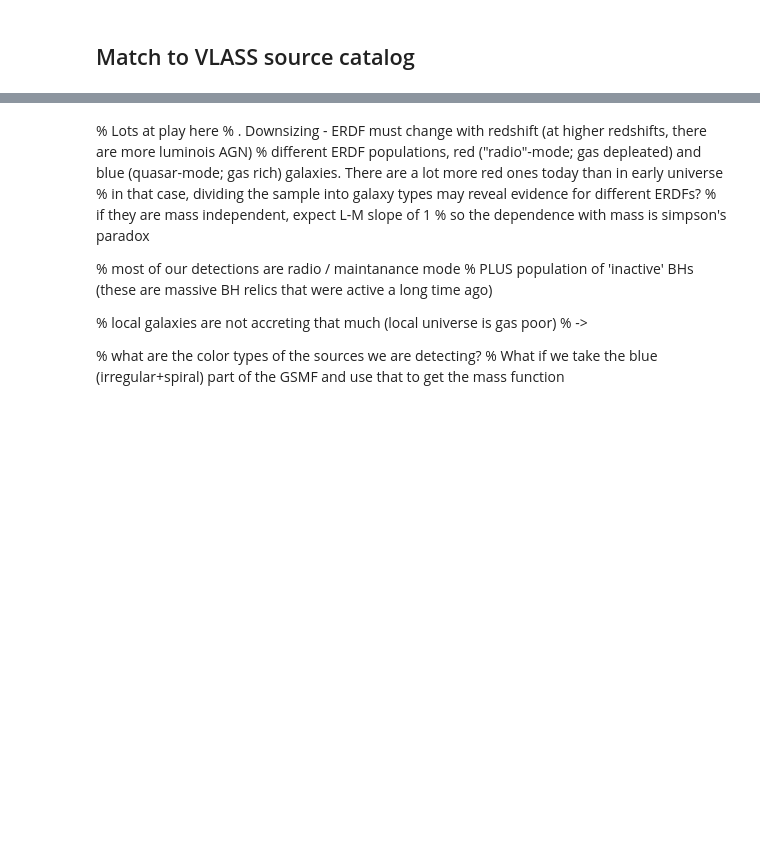
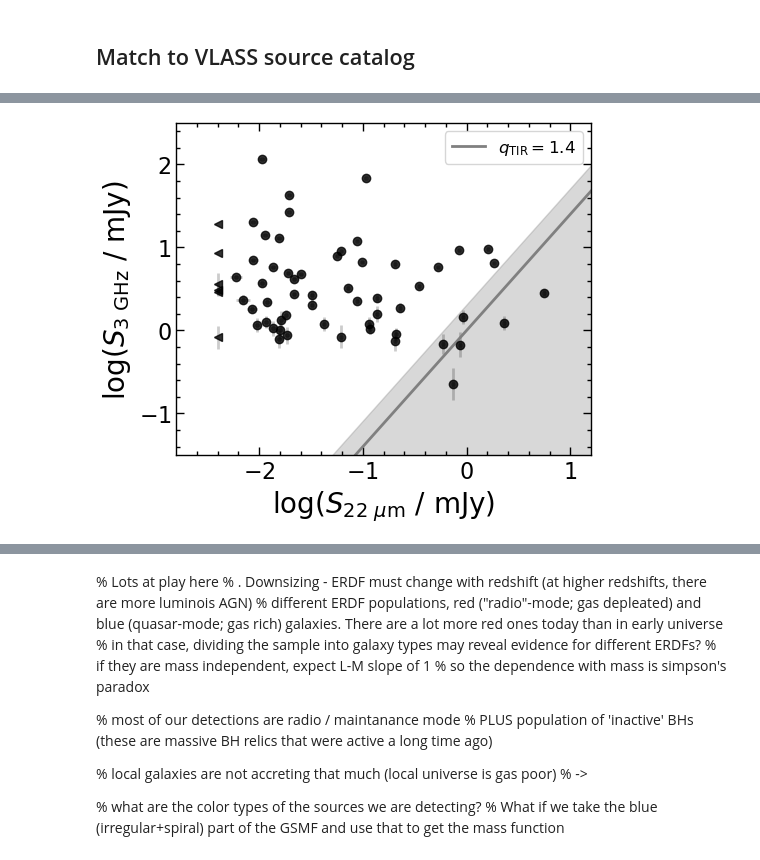
Before and after one commit to burke86/imbh_demographics, a Jupyter notebook: vla.ipynb, the cells around one changed output, grey strips where cells are left out. Cells and saved outputs as stored; diff of their text form; code cells hidden in the pictures; blank space fills up the shorter version.

```diff
--- a/vla.ipynb
+++ b/vla.ipynb
@@ -314,0 +314,99 @@ plt.hist(result_table[0]['DCMaj'][mask_point][idx_result], bins=100);
+# %%
+fig, ax = plt.subplots(1, 1, figsize=(5.2, 4.3))
+
+F2L = 4*np.pi*(data_50Mpc['bestdist']*u.Mpc)**2
+y = np.log10((data_50Mpc['Ftot']*u.mJy * F2L).to(u.erg/u.s, equivalencies=u.spectral_density(3*u.GHz)).value) # 15 % correction
+yerr = 0.434 * np.log10((data_50Mpc['e_Ftot']*u.mJy * F2L).to(u.erg/u.s, equivalencies=u.spectral_density(3*u.GHz)).value) / y
+yerr[~np.isfinite(yerr)] = -1
+
+x = data_50Mpc['logmass']
+xerr = np.sqrt((data_50Mpc['logmass_error'])**2 + 0.3**2)
+
+# Exlude |b| < 30 deg
+mask_b = np.abs(cat_50Mpc.transform_to('galactic').b) > 10*u.deg
+
+# Exlude Virgo and Fornax
+mask_virgo = cat_50Mpc.separation(SkyCoord.from_name('Virgo Cluster')) > 12*u.deg
+mask_fornax = cat_50Mpc.separation(SkyCoord.from_name('Fornax Cluster')) > 1*u.deg
+
+# Visibility
+mask_vis = cat_50Mpc.dec > -40*u.deg
+
+# Mask
+mask_valid = mask_b & mask_virgo & mask_fornax & np.isfinite(x) & np.isfinite(y) & (data_50Mpc['z_gama'] < 0.012) & (data_50Mpc['z_dr16'] < 0.012) & mask_vis
+
+data_50Mpc['_log_lr']  = y
+data_50Mpc['_log_lr_err']  = yerr
+
+data_50Mpc['logLIR']  = -1.0
+data_50Mpc['logLIR_err']  = -1.0
+
+f_IR = 8.363 * 10**(-data_50Mpc['W4mag']/2.5)
+ef_IR = np.log(10)/2.5 * data_50Mpc['e_W4mag'] * f_IR
+
+mask_q = (ef_IR > 0) & (yerr > 0) & mask_valid
+
+ax.errorbar(np.log10(f_IR[mask_q]), np.log10(data_50Mpc['Ftot'][mask_q]),
+            color='k', linestyle='none', marker='o', alpha=0.8);
+
+ax.errorbar(np.log10(f_IR[mask_q]), np.log10(data_50Mpc['Ftot'][mask_q]),
+            xerr=np.abs(0.434 * ef_IR[mask_q] / f_IR[mask_q]),
+            yerr=np.abs(0.434 * data_50Mpc['e_Ftot'][mask_q] / data_50Mpc['Ftot'][mask_q]),
+            color='k', linestyle='none', marker='.', alpha=0.2);
+
+# ESTIMATE FOR SFR-MS -LIR relation
+# https://www.aanda.org/articles/aa/pdf/2017/06/aa29430-16.pdf
+L_IR = 10**data_50Mpc['logSFR'] / (10**-4.75) * u.Lsun
+f_IR[data_50Mpc['W4mag']<0] = (L_IR / F2L)[data_50Mpc['W4mag']<0].to(u.mJy, equivalencies=u.spectral_density(22*u.um)).value
+# flag limit
+f_IR[data_50Mpc['W4mag']<0] = 10**-2.4 # median
+ef_IR[data_50Mpc['W4mag']<0] = 0.3
+
+data_50Mpc['logLIR'] = np.log10(L_IR.value)
+data_50Mpc['logLIR_err'] = 0.434 * (1/0.434 * ef_IR * F2L.value * L_IR.value) / L_IR.value
+
+
+mask_q = (ef_IR == 0.3) & (yerr > 0) & mask_valid
+
+ax.errorbar(np.log10(f_IR[mask_q]), np.log10(data_50Mpc['Ftot'][mask_q]),
+            color='k', linestyle='none', marker='<', alpha=0.8);
+ax.errorbar(np.log10(f_IR[mask_q]), np.log10(data_50Mpc['Ftot'][mask_q]),
+            yerr=np.abs(0.434 * data_50Mpc['e_Ftot'][mask_q] / data_50Mpc['Ftot'][mask_q]),
+            color='k', linestyle='none', marker='none', alpha=0.2);
+
+x_eval = np.linspace(-2.5, 2)
+
+
+# 0.84 = log10(SIR/S_R)
+
+# S_R = (3/1.4)^alpha * S_R
+
+# 0.84 = log10(SIR/ (3/1.4)^alpha * S_R)
+
+# alpha = -0.7
+
+# 1.4 = log10(SIR/SR)
+
+# 1.4 = log10 SIR - log SR
+
+# 1.4 + log SR = log10 SIR
+
+
+#ax.plot(x_eval, x_eval*0.84, color='k') # 0.3 dex
+
+ax.plot(x_eval, x_eval*1.4, color='gray', label=r'$q_{\rm TIR} = 1.4$')
+ax.fill_between(x_eval, x_eval*1.4 + 0.3, x_eval - 10, color='gray', alpha=0.3)
+
+ax.set_xlabel(r'$\log( S_{22\ \mu {\rm m}}\ /$ mJy)', fontsize=20)
+ax.set_ylabel(r'$\log( S_{3\ {\rm GHz}}\ /$ mJy)', fontsize=20)
+
+ax.set_xlim(-2.8, 1.2)
+ax.set_ylim(-1.5, 2.5)
+
+ax.legend(fontsize=12, frameon=True)
+fig.tight_layout()
+fig.savefig('q.pdf', dpi=300)
+
+# https://www.aanda.org/articles/aa/pdf/2017/06/aa29430-16.pdf
+# %% [output]
+[figure, added]
```
Also changed, not shown: parts of 21 cells of this notebook.
